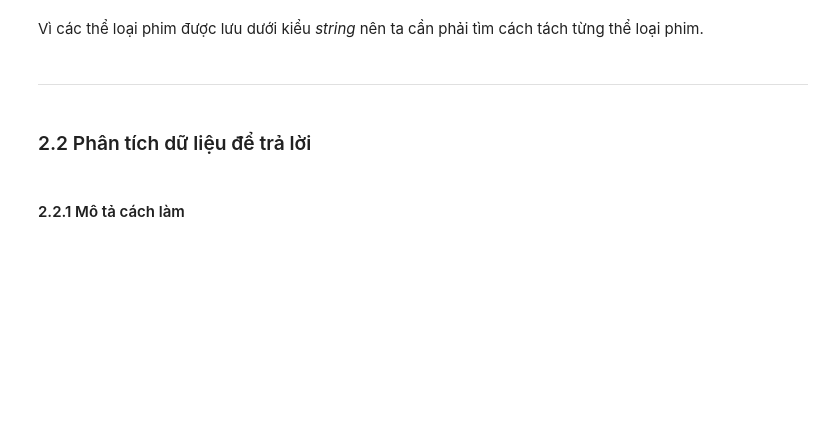
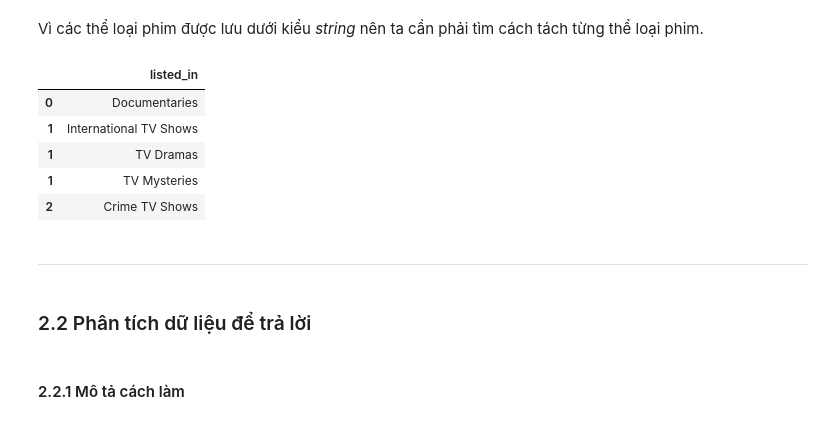
Before and after one commit to TrongHoang21/DSP_19_21_HoangAndDat, a Jupyter notebook: Final.ipynb, the cells around one changed output. Saved outputs shown, nothing was run; the diff lists cells and outputs as text; code cells hidden in the pictures; blank space fills up the shorter version.

```diff
--- a/Final.ipynb
+++ b/Final.ipynb
@@ -544,6 +560,14 @@ data = df[df['release_year'].between(from_year, to_year)]
 Vì các thể loại phim được lưu dưới kiểu *string* nên ta cần phải tìm cách tách từng thể loại phim.
 # %%
 listFilmType = data['listed_in'].str.split(", ", expand = False).explode().to_frame()
+listFilmType.head()
+# %% [output]
+|  | listed_in |
+| 0 | Documentaries |
+| 1 | International TV Shows |
+| 1 | TV Dramas |
+| 1 | TV Mysteries |
+| 2 | Crime TV Shows |
 # %% [markdown]
 ---
 # %% [markdown]
```
Also changed, not shown: parts of 13 cells of this notebook.
